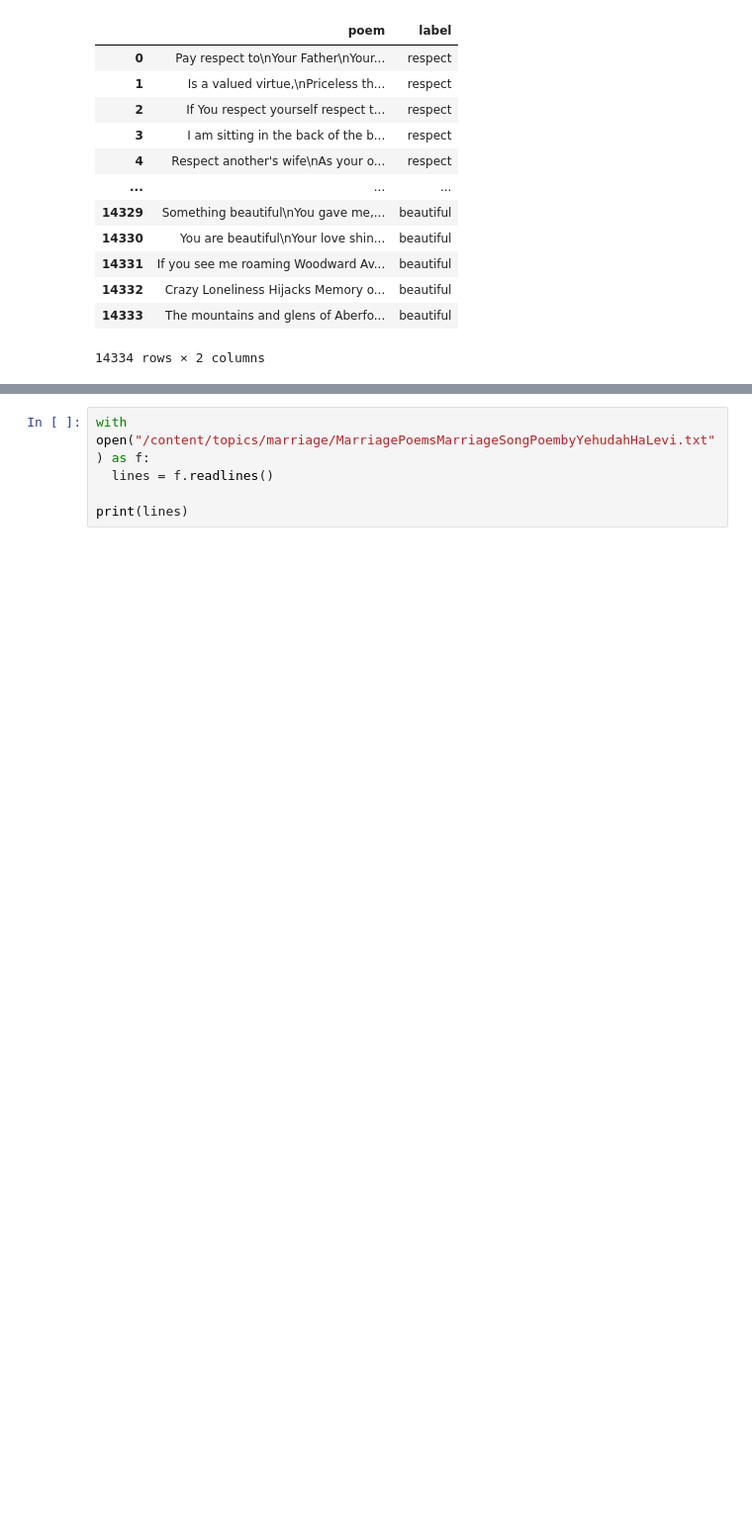
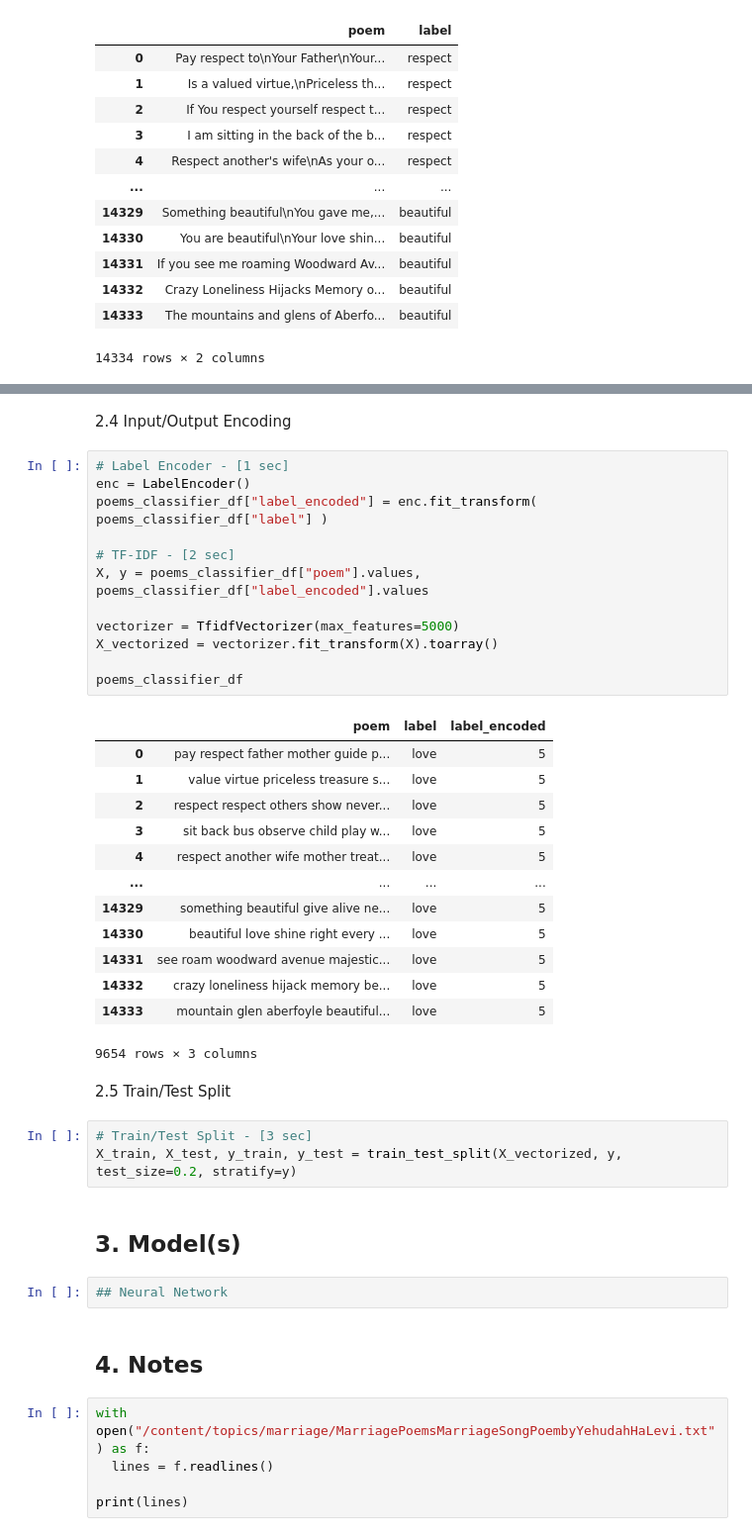
Before and after one commit to Thikkar/PoetryMood, a Jupyter notebook: MusicGenerator.ipynb, the cells around one changed output, grey strips where cells are left out. Shown at 99% size. Cells and saved outputs as stored; diff of their text form; blank space fills up the shorter version.

Commit message:
Input/Output Encoding

```diff
--- a/MusicGenerator.ipynb
+++ b/MusicGenerator.ipynb
@@ -312,3 +333,42 @@ Notes
+# %% [markdown]
+2.4 Input/Output Encoding
+# %%
+# Label Encoder - [1 sec]
+enc = LabelEncoder()
+poems_classifier_df["label_encoded"] = enc.fit_transform( poems_classifier_df["label"] )
+
+# TF-IDF - [2 sec]
+X, y = poems_classifier_df["poem"].values, poems_classifier_df["label_encoded"].values
+
+vectorizer = TfidfVectorizer(max_features=5000)
+X_vectorized = vectorizer.fit_transform(X).toarray()
+
+poems_classifier_df
+# %% [output]
+|  | poem | label | label_encoded |
+| 0 | pay respect father mother guide p... | love | 5 |
+| 1 | value virtue priceless treasure s... | love | 5 |
+| 2 | respect respect others show never... | love | 5 |
+| 3 | sit back bus observe child play w... | love | 5 |
+| 4 | respect another wife mother treat... | love | 5 |
+| ... | ... | ... | ... |
+| 14329 | something beautiful give alive ne... | love | 5 |
+| 14330 | beautiful love shine right every ... | love | 5 |
+| 14331 | see roam woodward avenue majestic... | love | 5 |
+| 14332 | crazy loneliness hijack memory be... | love | 5 |
+| 14333 | mountain glen aberfoyle beautiful... | love | 5 |
+9654 rows × 3 columns
+# %% [markdown]
+2.5 Train/Test Split
+# %%
+# Train/Test Split - [3 sec]
+X_train, X_test, y_train, y_test = train_test_split(X_vectorized, y, test_size=0.2, stratify=y)
+# %% [markdown]
+## 3. Model(s)
+# %%
+## Neural Network
+# %% [markdown]
+## 4. Notes
 # %%
 with open("/content/topics/marriage/MarriagePoemsMarriageSongPoembyYehudahHaLevi.txt") as f:
   lines = f.readlines()
```
Also changed, not shown: parts of 21 cells of this notebook.
